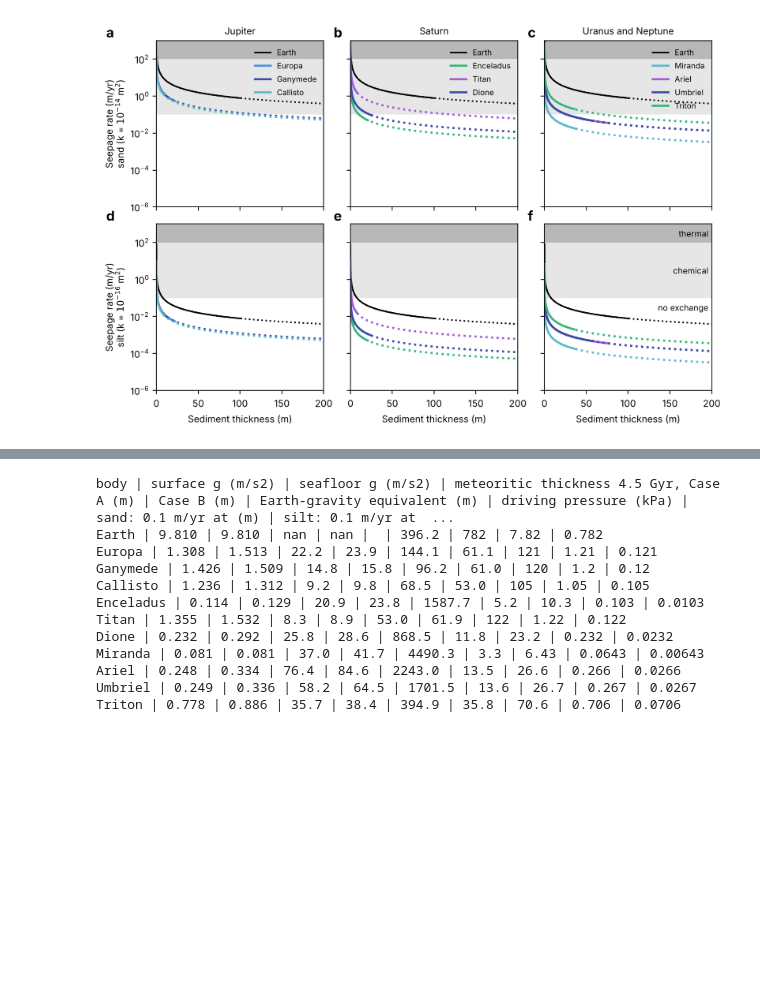
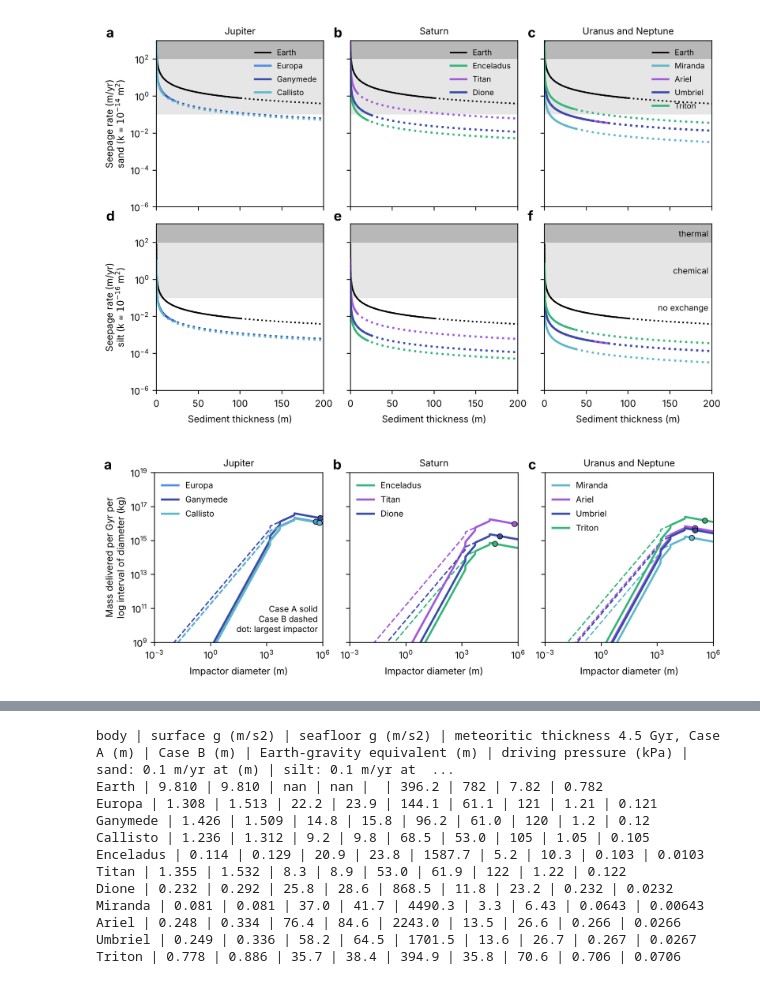
Before and after one commit to tectonic-hydrology/OW_seds, a Jupyter notebook: Figures_for_Randolph_Flagg_et_al_GRL_2025.ipynb, the cells around one changed output, grey strips where cells are left out. Saved outputs shown, nothing was run; the diff lists cells and outputs as text; code cells hidden in the pictures; blank space fills up the shorter version.

```diff
--- a/Figures_for_Randolph_Flagg_et_al_GRL_2025.ipynb
+++ b/Figures_for_Randolph_Flagg_et_al_GRL_2025.ipynb
@@ -1346,3 +1348,39 @@ for ax, lab in zip(axs.flat, 'abcdef'):
 plt.savefig('FigS_seepage_all.png', dpi=600); plt.savefig('FigS_seepage_all.pdf'); plt.show()
 # %% [output]
 [figure]
+# %%
+# Fig. S3: where the delivered mass comes from. Mass delivered per Gyr per logarithmic interval of impactor
+# diameter, d*dM/dd, for Case A (solid) and Case B (dashed). Dots mark the largest impactor included
+# (radius 15% of the rocky-interior radius, as in sediment_thickness).
+dm = d[1:]
+# the Zahnle (2003) size distributions are piecewise, so the finite-difference derivative spikes at the breaks
+# (1.5, 5, 6.3 and 30 km); bridge those few points in log-log space
+near_break = np.zeros(dm.size, bool)
+for br in (1.5e3, 5e3, 6.3e3, 30e3):
+    near_break |= abs(np.log(dm / br)) < 0.02
+def smooth_breaks(y):
+    y = np.array(y, float); ok = ~near_break & (y > 0)
+    y[~ok] = np.exp(np.interp(np.log(dm[~ok]), np.log(dm[ok]), np.log(y[ok])))
+    return y
+fig, axs = plt.subplots(1, 3, figsize=(8.5, 3.2), sharey=True)
+for ax, (title, bodies) in zip(axs, sup_groups):
+    for b in bodies:
+        mA, mB = smooth_breaks(globals()['reservoir_%s_A' % b] * dm), smooth_breaks(globals()['reservoir_%s_B' % b] * dm)
+        ax.plot(dm, mA, color=body_color[b], linewidth=2, label=b)
+        ax.plot(dm, mB, color=body_color[b], linewidth=1.3, linestyle='dashed')
+        dcut = 2 * 0.15 * RI_km[b] * 1e3
+        k = np.argmin(abs(dm - dcut))
+        ax.plot(dm[k], mA[k], 'o', color=body_color[b], markersize=5, markeredgecolor='k', markeredgewidth=0.6, zorder=5)
+    ax.set_xscale('log'); ax.set_yscale('log')
+    ax.set_xlim(1e-3, 1e6); ax.set_ylim(1e9, 1e19)
+    ax.set_xticks([1e-3, 1, 1e3, 1e6])
+    ax.set_title(title, fontsize=9); ax.set_xlabel('Impactor diameter (m)')
+    ax.legend(loc='upper left', fontsize=8, frameon=False)
+axs[0].set_ylabel('Mass delivered per Gyr per\nlog interval of diameter (kg)')
+axs[0].text(0.97, 0.05, 'Case A solid\nCase B dashed\ndot: largest impactor', transform=axs[0].transAxes, ha='right', va='bottom', fontsize=8)
+plt.tight_layout(); plt.subplots_adjust(wspace=0.16)
+for ax, lab in zip(axs, 'abc'):
+    ax.text(-0.1 if lab != 'a' else -0.3, 1.0, lab, transform=ax.transAxes, fontsize=13, weight='bold', va='bottom')
+plt.savefig('FigS3_impactor_mass.png', dpi=600); plt.savefig('FigS3_impactor_mass.pdf'); plt.show()
+# %% [output]
+[figure, added]
```
Also changed, not shown: parts of 3 cells of this notebook.
